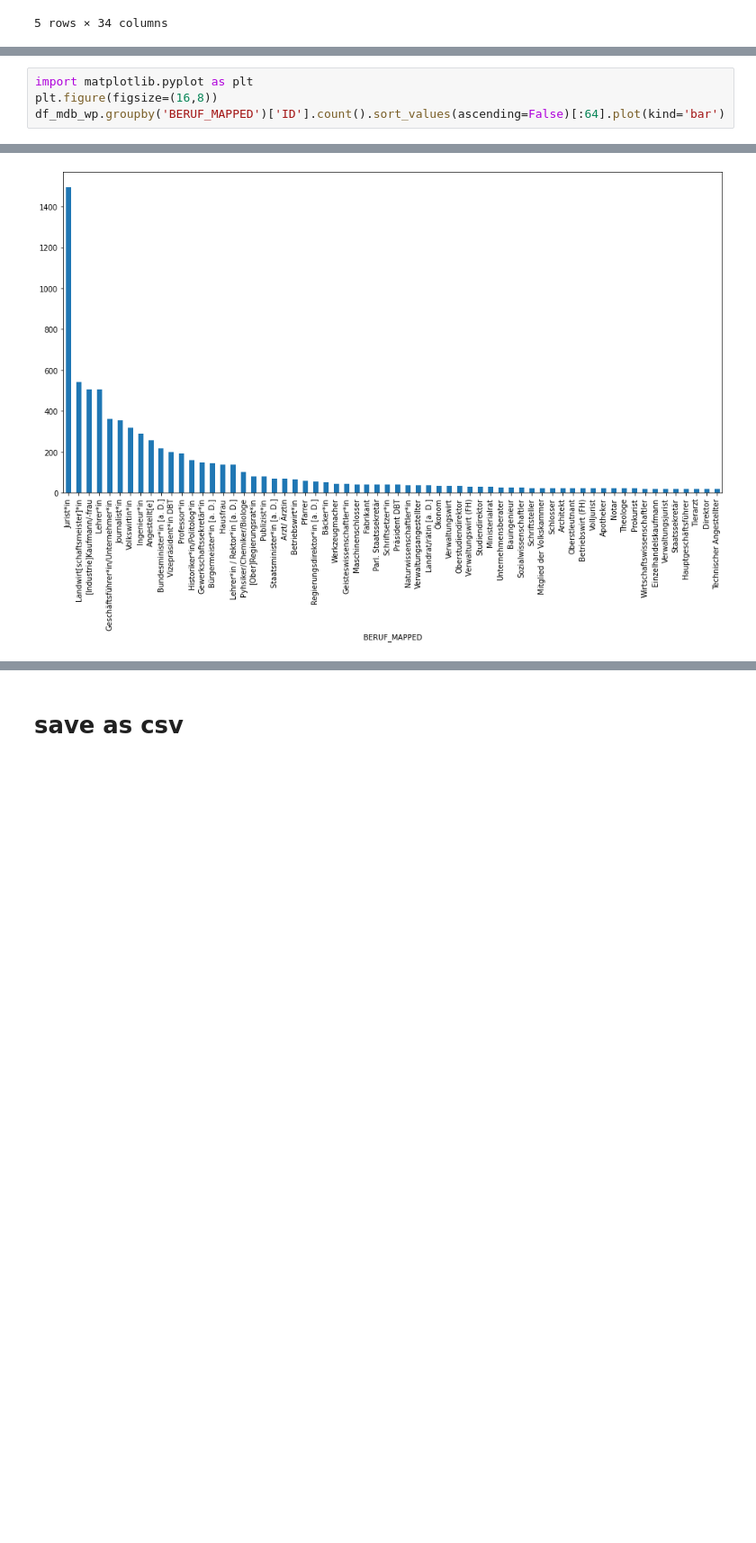
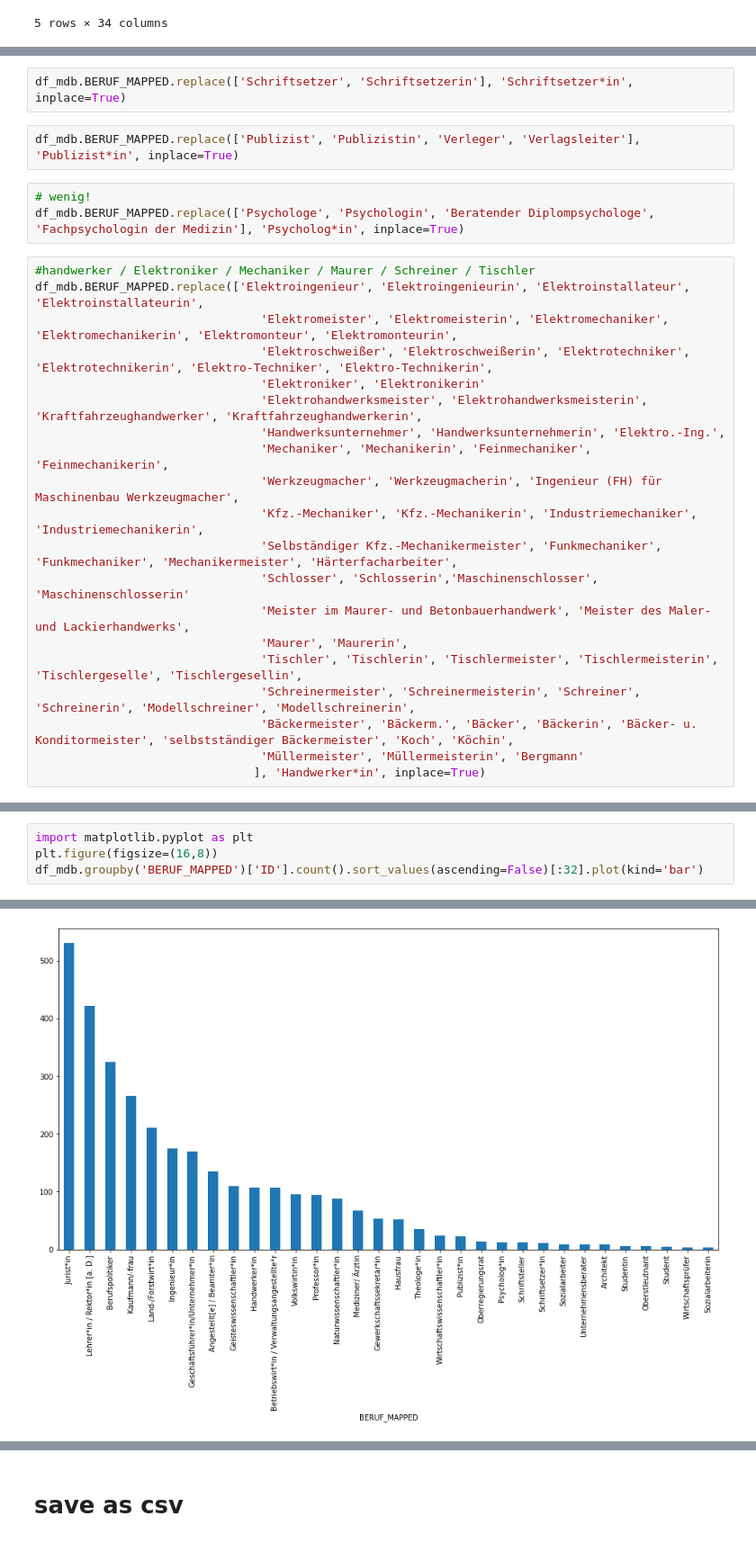
Before and after one commit to mrs-curi0sity/bundestag-mining, a Jupyter notebook: Parse_Stammdaten.ipynb, the cells around one changed output, grey strips where cells are left out. Shown at 90% size. Saved outputs shown, nothing was run; the diff lists cells and outputs as text; blank space fills up the shorter version.

```diff
--- a/Parse_Stammdaten.ipynb
+++ b/Parse_Stammdaten.ipynb
@@ -244,0 +441,27 @@ Name: BERUF_MAPPED, dtype: int64
+# %%
+df_mdb.BERUF_MAPPED.replace(['Schriftsetzer', 'Schriftsetzerin'], 'Schriftsetzer*in', inplace=True)
+# %%
+df_mdb.BERUF_MAPPED.replace(['Publizist', 'Publizistin', 'Verleger', 'Verlagsleiter'], 'Publizist*in', inplace=True)
+# %%
+# wenig!
+df_mdb.BERUF_MAPPED.replace(['Psychologe', 'Psychologin', 'Beratender Diplompsychologe', 'Fachpsychologin der Medizin'], 'Psycholog*in', inplace=True)
+# %%
+#handwerker / Elektroniker / Mechaniker / Maurer / Schreiner / Tischler
+df_mdb.BERUF_MAPPED.replace(['Elektroingenieur', 'Elektroingenieurin', 'Elektroinstallateur', 'Elektroinstallateurin',
+                                'Elektromeister', 'Elektromeisterin', 'Elektromechaniker', 'Elektromechanikerin', 'Elektromonteur', 'Elektromonteurin',
+                                'Elektroschweißer', 'Elektroschweißerin', 'Elektrotechniker', 'Elektrotechnikerin', 'Elektro-Techniker', 'Elektro-Technikerin',
+                                'Elektroniker', 'Elektronikerin'
+                                'Elektrohandwerksmeister', 'Elektrohandwerksmeisterin', 'Kraftfahrzeughandwerker', 'Kraftfahrzeughandwerkerin',
+                                'Handwerksunternehmer', 'Handwerksunternehmerin', 'Elektro.-Ing.',
+                                'Mechaniker', 'Mechanikerin', 'Feinmechaniker', 'Feinmechanikerin',
+                                'Werkzeugmacher', 'Werkzeugmacherin', 'Ingenieur (FH) für Maschinenbau Werkzeugmacher',
+                                'Kfz.-Mechaniker', 'Kfz.-Mechanikerin', 'Industriemechaniker', 'Industriemechanikerin',
+                                'Selbständiger Kfz.-Mechanikermeister', 'Funkmechaniker', 'Funkmechaniker', 'Mechanikermeister', 'Härterfacharbeiter',
+                                'Schlosser', 'Schlosserin','Maschinenschlosser', 'Maschinenschlosserin'
+                                'Meister im Maurer- und Betonbauerhandwerk', 'Meister des Maler- und Lackierhandwerks',
+                                'Maurer', 'Maurerin',
+                                'Tischler', 'Tischlerin', 'Tischlermeister', 'Tischlermeisterin', 'Tischlergeselle', 'Tischlergesellin',
+                                'Schreinermeister', 'Schreinermeisterin', 'Schreiner', 'Schreinerin', 'Modellschreiner', 'Modellschreinerin',
+                                'Bäckermeister', 'Bäckerm.', 'Bäcker', 'Bäckerin', 'Bäcker- u. Konditormeister', 'selbstständiger Bäckermeister', 'Koch', 'Köchin',
+                                'Müllermeister', 'Müllermeisterin', 'Bergmann'
+                               ], 'Handwerker*in', inplace=True)
@@ -245,8 +489,8 @@ Name: BERUF_MAPPED, dtype: int64
 # %%
 import matplotlib.pyplot as plt
 plt.figure(figsize=(16,8))
-df_mdb_wp.groupby('BERUF_MAPPED')['ID'].count().sort_values(ascending=False)[:64].plot(kind='bar')
+df_mdb.groupby('BERUF_MAPPED')['ID'].count().sort_values(ascending=False)[:32].plot(kind='bar')
 # %% [output]
 <AxesSubplot:xlabel='BERUF_MAPPED'>
-[figure, old version]
+[figure, new version]
 # %%
```
Also changed, not shown: parts of 90 cells of this notebook, 3 other files.
